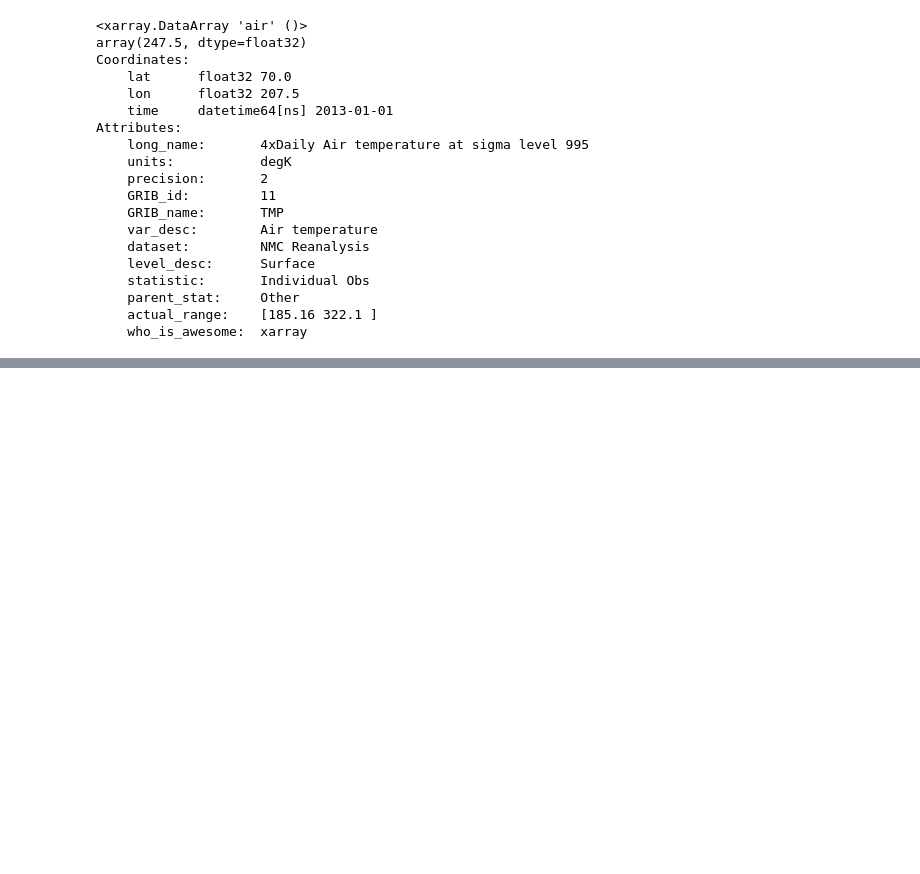
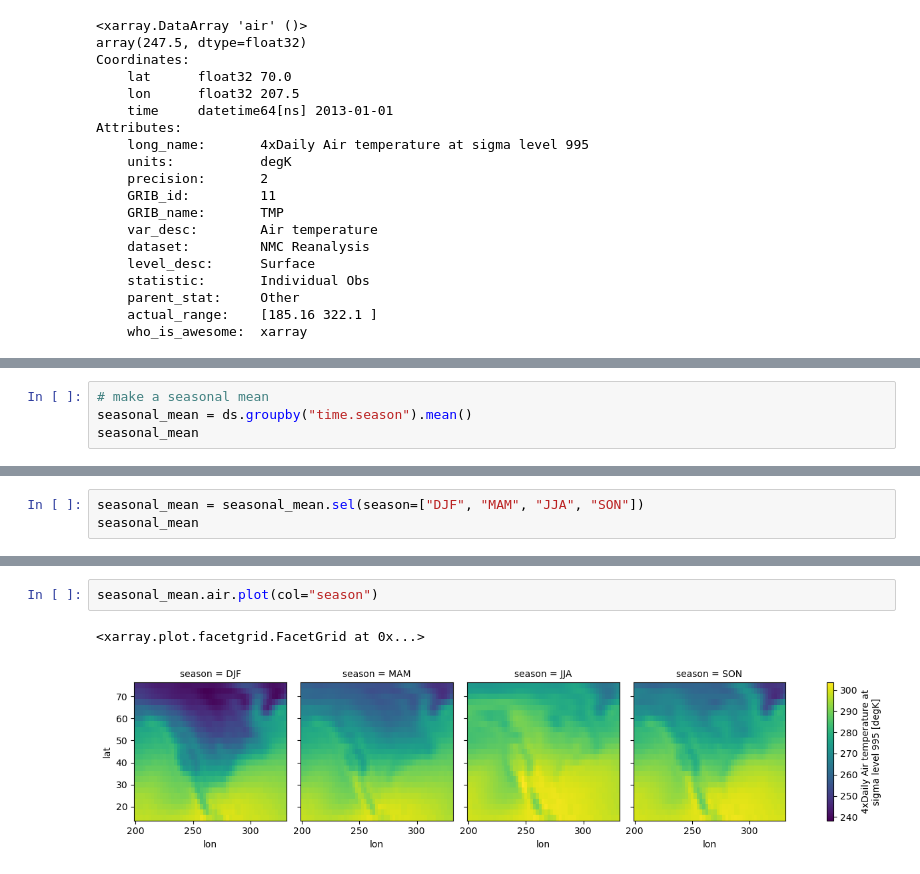
Before and after one commit to jwschmidberger/xarray_testing, a Jupyter notebook: test.ipynb, the cells around one changed output, grey strips where cells are left out. Saved outputs shown, nothing was run; the diff lists cells and outputs as text; blank space fills up the shorter version.

```diff
--- a/test.ipynb
+++ b/test.ipynb
@@ -223,0 +317,4 @@ Attributes:
+# %%
+# make a seasonal mean
+seasonal_mean = ds.groupby("time.season").mean()
+seasonal_mean
@@ -223,0 +336,3 @@ Attributes:
+# %%
+seasonal_mean = seasonal_mean.sel(season=["DJF", "MAM", "JJA", "SON"])
+seasonal_mean
@@ -223,0 +354,5 @@ Attributes:
+# %%
+seasonal_mean.air.plot(col="season")
+# %% [output]
+<xarray.plot.facetgrid.FacetGrid at 0x...>
+[figure, added]
```
Also changed, not shown: parts of 22 cells of this notebook.
